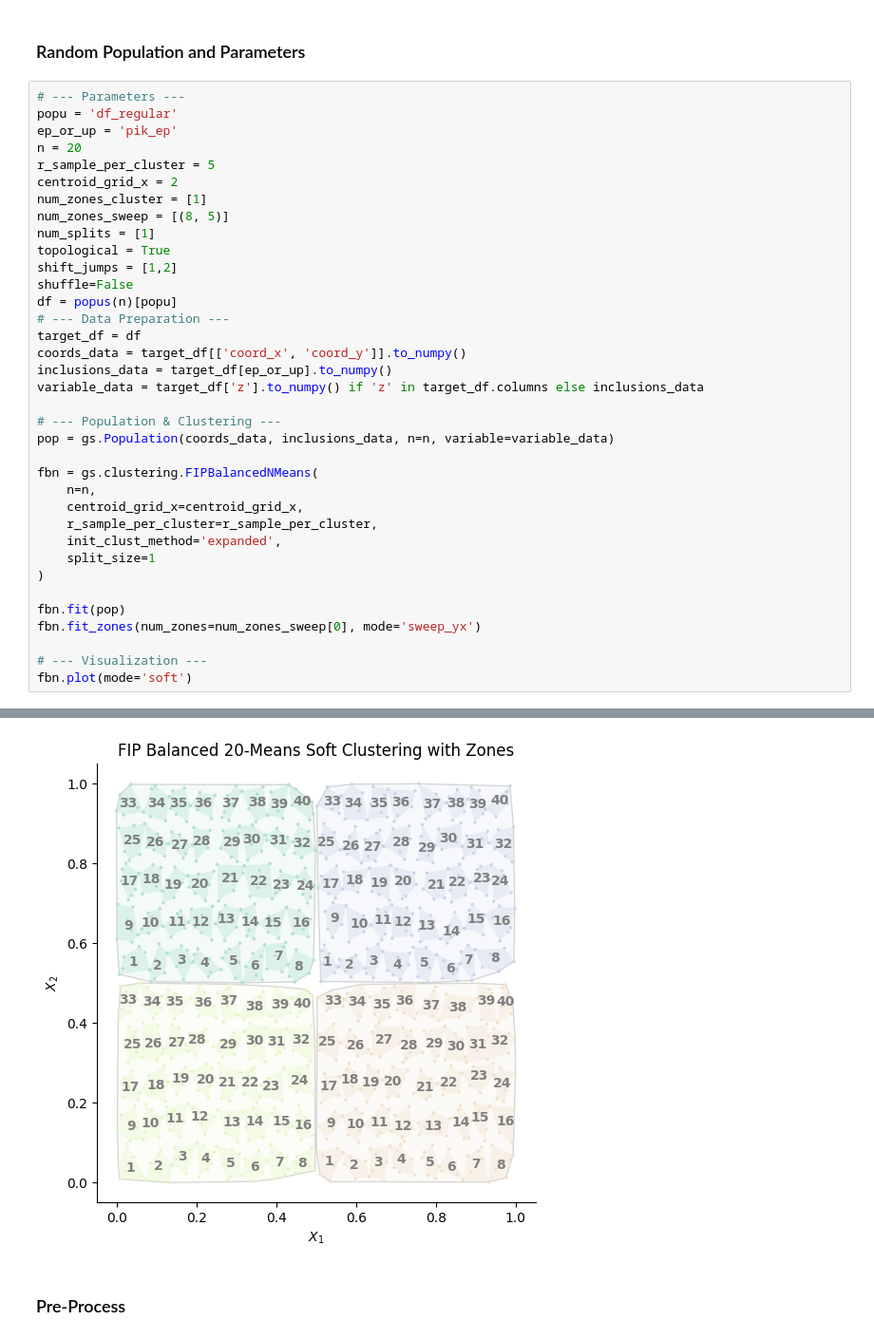
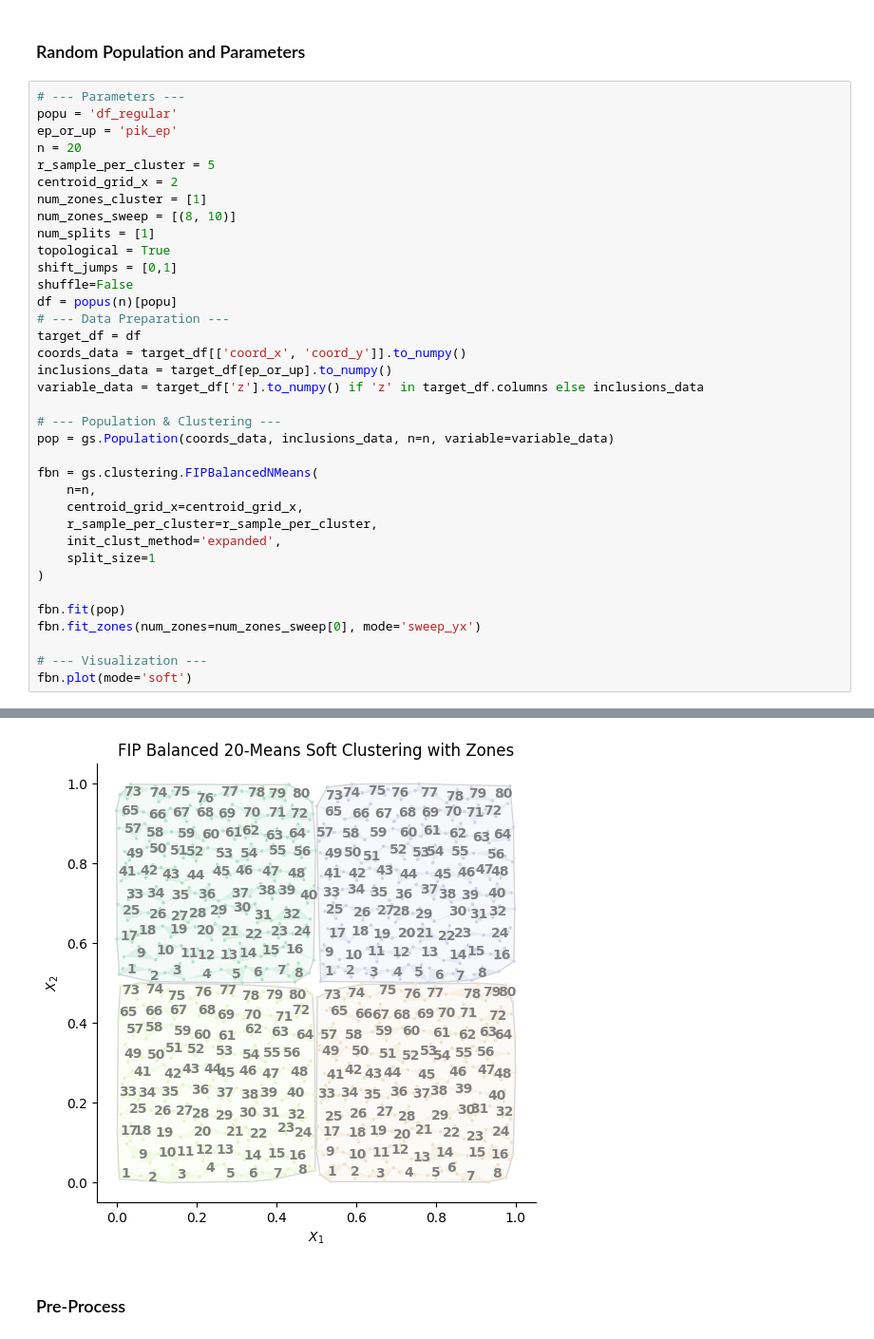
Before and after one commit to mehdimhb/graphical-sampling, a Jupyter notebook: simulations/jupyters/sampling.ipynb, the cells around one changed output, grey strips where cells are left out. Shown at 95% size. Drawn from its saved outputs; the diff is of its cells as text.

```diff
--- a/simulations/jupyters/sampling.ipynb
+++ b/simulations/jupyters/sampling.ipynb
@@ -145,37 +145,37 @@ n = 20
 r_sample_per_cluster = 5
 centroid_grid_x = 2
 num_zones_cluster = [1]
-num_zones_sweep = [(8, 5)]
+num_zones_sweep = [(8, 10)]
 num_splits = [1]
 topological = True
-shift_jumps = [1,2]
+shift_jumps = [0,1]
 shuffle=False
 df = popus(n)[popu]
 # --- Data Preparation ---
 target_df = df
 coords_data = target_df[['coord_x', 'coord_y']].to_numpy()
 inclusions_data = target_df[ep_or_up].to_numpy()
 variable_data = target_df['z'].to_numpy() if 'z' in target_df.columns else inclusions_data
 
 # --- Population & Clustering ---
 pop = gs.Population(coords_data, inclusions_data, n=n, variable=variable_data)
 
 fbn = gs.clustering.FIPBalancedNMeans(
     n=n,
     centroid_grid_x=centroid_grid_x,
     r_sample_per_cluster=r_sample_per_cluster,
     init_clust_method='expanded',
     split_size=1
 )
 
 fbn.fit(pop)
 fbn.fit_zones(num_zones=num_zones_sweep[0], mode='sweep_yx')
 
 # --- Visualization ---
 fbn.plot(mode='soft')
 # %% [output]
 <Axes: title={'center': 'FIP Balanced 20-Means Soft Clustering with Zones'}, xlabel='$X_1$', ylabel='$X_2$'>
-[figure, old version]
+[figure, new version]
 # %% [markdown]
 ### Pre-Process
 # %%
```
Also changed, not shown: parts of 4 cells of this notebook, 2 other files.
